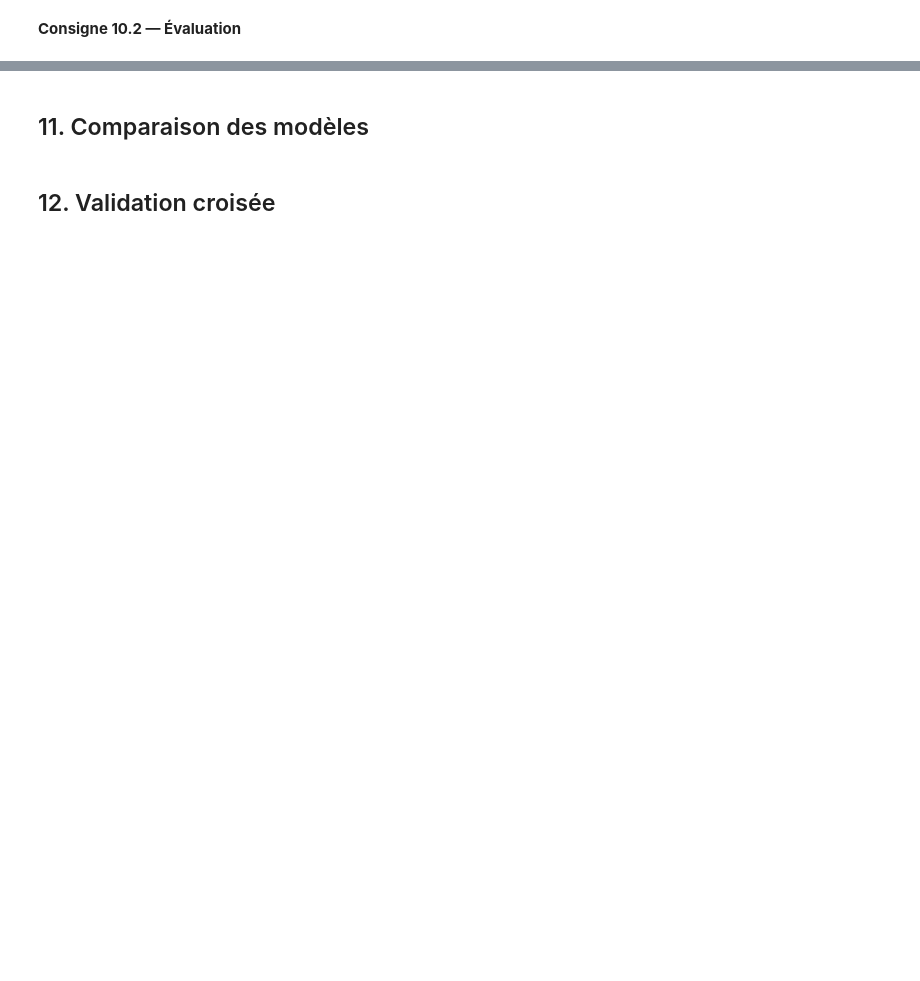
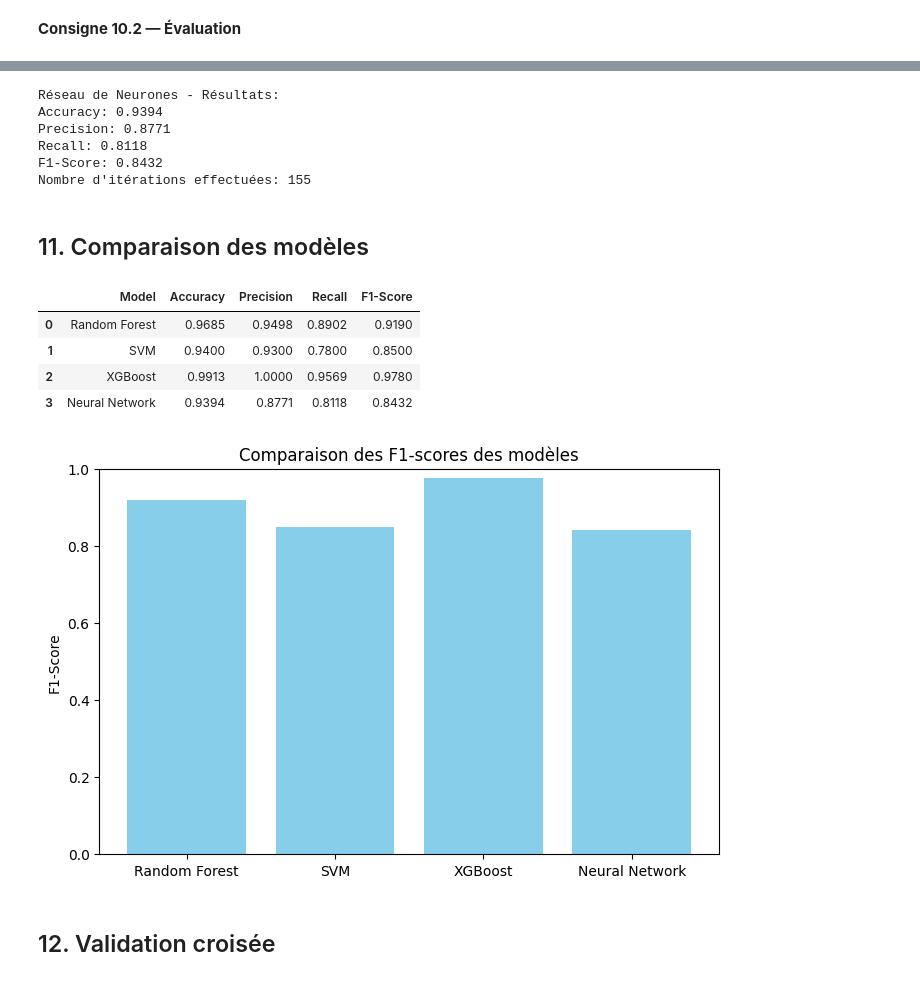
Before and after one commit to nabil-ghazali/Projet_ML_Youtube, a Jupyter notebook: projet-ml-youtube-trending-68b010e7b5bc2532236423.ipynb, the cells around one changed output, grey strips where cells are left out. Saved outputs shown, nothing was run; the diff lists cells and outputs as text; code cells hidden in the pictures; blank space fills up the shorter version.

Commit message:
Entrainement de modèle: Conclusion

```diff
--- a/projet-ml-youtube-trending-68b010e7b5bc2532236423.ipynb
+++ b/projet-ml-youtube-trending-68b010e7b5bc2532236423.ipynb
@@ -1661,31 +1721,61 @@ F1-Score : 0.9780
 # %%
 # VOTRE CODE ICI - Section 10.2
-# print("Réseau de Neurones - Résultats:")
-# ....
-# print(f"Precision: {precision_score(y_test, nn_predictions):.4f}")
-# print(f"Recall: {recall_score(y_test, nn_predictions):.4f}")
-# print(f"F1-Score: {f1_score(y_test, nn_predictions):.4f}")
-# # Nombre d'itérations
-# # ....
+from sklearn.metrics import precision_score, recall_score, f1_score, accuracy_score
+
+print("Réseau de Neurones - Résultats:")
+
+# Accuracy (taux de bonnes prédictions global)
+print(f"Accuracy: {accuracy_score(y_test, nn_predictions):.4f}")
+
+# Précision = parmi les vidéos prédites comme "trending", combien sont vraiment trending
+print(f"Precision: {precision_score(y_test, nn_predictions):.4f}")
+
+# Rappel = parmi toutes les vraies vidéos trending, combien le modèle en trouve
+print(f"Recall: {recall_score(y_test, nn_predictions):.4f}")
+
+# F1-score = compromis entre précision et rappel
+print(f"F1-Score: {f1_score(y_test, nn_predictions):.4f}")
+
+# Nombre d'itérations réelles effectuées (utile si max_iter était élevé)
+print(f"Nombre d'itérations effectuées: {nn_model.n_iter_}")
+# %% [output]
+Réseau de Neurones - Résultats:
+Accuracy: 0.9394
+Precision: 0.8771
+Recall: 0.8118
+F1-Score: 0.8432
+Nombre d'itérations effectuées: 155
 # %% [markdown]
 ## 11. Comparaison des modèles
 # %%
-# VOTRE CODE ICI - Section 11.1
-# import pandas as pd
-# results = []
-# # Remplir en fonction des métriques calculées plus haut
-# # results.append({'Model': 'Random Forest', 'Accuracy': ..., 'Precision': ..., 'Recall': ..., 'F1-Score': ...})
-# # results.append({'Model': 'SVM', 'Accuracy': ..., 'Precision': ..., 'Recall': ..., 'F1-Score': ...})
-# # if xgb_predictions is not None: results.append({'Model': 'XGBoost', 'Accuracy': ..., 'Precision': ..., 'Recall': ..., 'F1-Score': ...})
-# # results.append({'Model': 'Neural Network', 'Accuracy': ..., 'Precision': ..., 'Recall': ..., 'F1-Score': ...})
-# results_df = pd.DataFrame(results)
-# display(results_df)
-# # Graphique comparatif des F1-scores (optionnel)
-# # import matplotlib.pyplot as plt
-# # plt.figure()
-# # plt.bar(results_df['Model'], results_df['F1-Score'])
-# # plt.title('Comparaison des F1-scores')
-# # plt.ylabel('F1-Score')
-# # plt.show()
+
+# Liste des résultats de tous les modèles
+results = [
+    {'Model': 'Random Forest', 'Accuracy': 0.9685, 'Precision': 0.9498, 'Recall': 0.8902, 'F1-Score': 0.9190},
+    {'Model': 'SVM', 'Accuracy': 0.9400, 'Precision': 0.9300, 'Recall': 0.7800, 'F1-Score': 0.8500},
+    {'Model': 'XGBoost', 'Accuracy': 0.9913, 'Precision': 1.0000, 'Recall': 0.9569, 'F1-Score': 0.9780},
+    {'Model': 'Neural Network', 'Accuracy': 0.9394, 'Precision': 0.8771, 'Recall': 0.8118, 'F1-Score': 0.8432}
+]
+
+# Créer le DataFrame
+results_df = pd.DataFrame(results)
+
+# Afficher le tableau
+display(results_df)
+
+# Graphique comparatif des F1-scores
+plt.figure(figsize=(8,5))
+plt.bar(results_df['Model'], results_df['F1-Score'], color='skyblue')
+plt.title('Comparaison des F1-scores des modèles')
+plt.ylabel('F1-Score')
+plt.ylim(0, 1)
+plt.show()
+# %% [output]
+|  | Model | Accuracy | Precision | Recall | F1-Score |
+| 0 | Random Forest | 0.9685 | 0.9498 | 0.8902 | 0.9190 |
+| 1 | SVM | 0.9400 | 0.9300 | 0.7800 | 0.8500 |
+| 2 | XGBoost | 0.9913 | 1.0000 | 0.9569 | 0.9780 |
+| 3 | Neural Network | 0.9394 | 0.8771 | 0.8118 | 0.8432 |
+[figure, added]
 # %% [markdown]
 ## 12. Validation croisée
```
Also changed, not shown: parts of 24 cells of this notebook, 1 other file.
